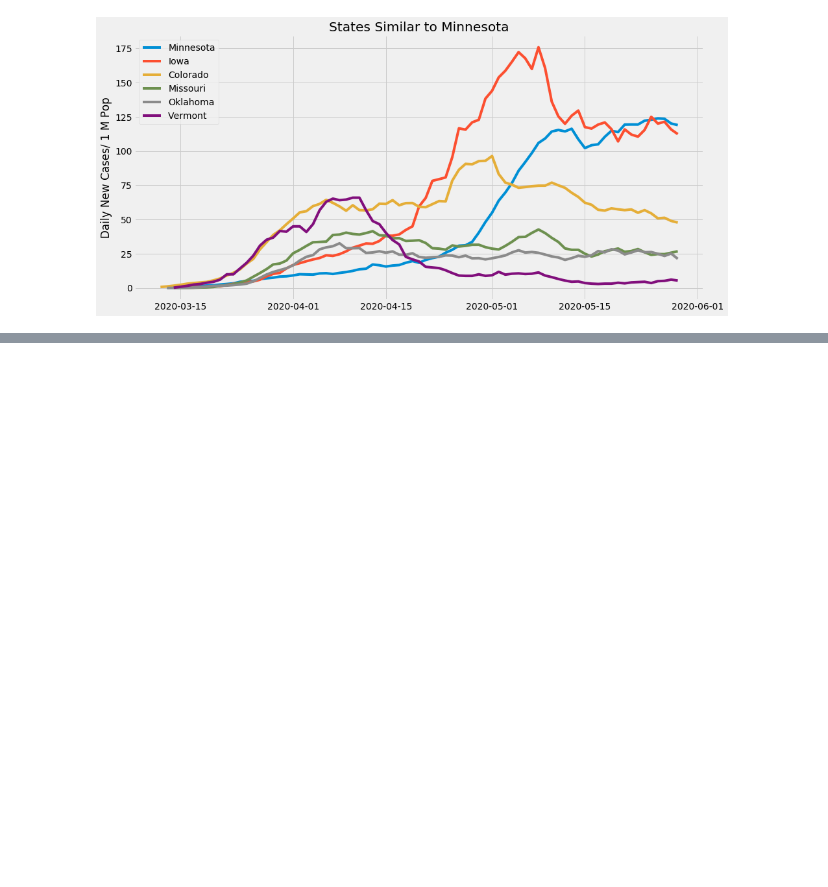
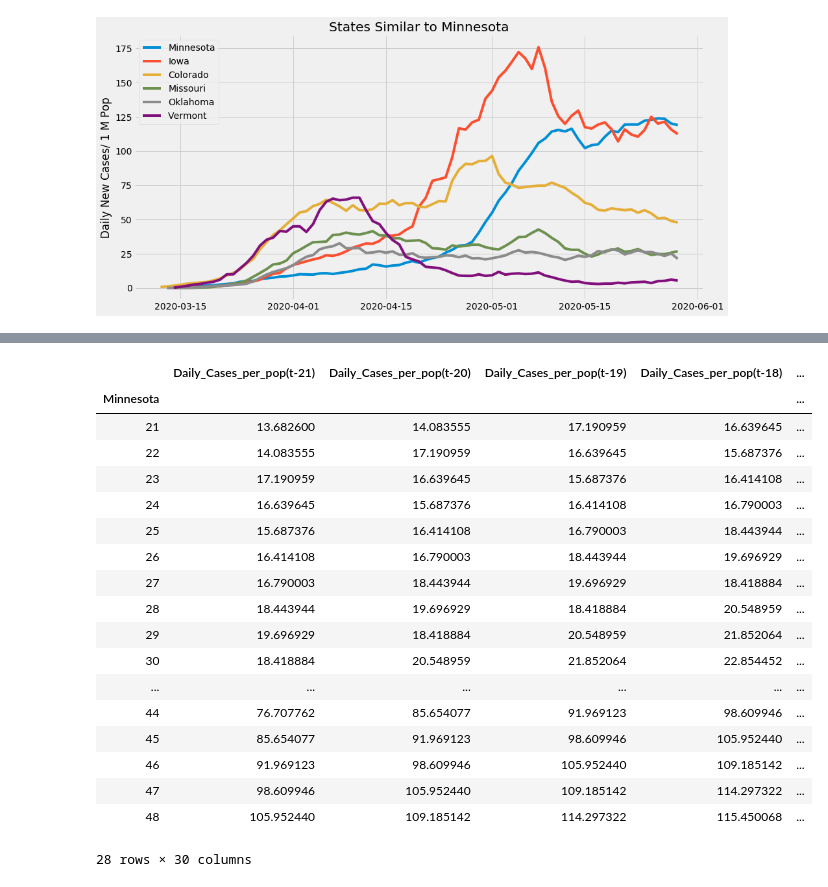
Before and after one commit to Jbudnick/Covid-19-Forecasting, a Jupyter notebook: notebooks/EDA_State_Comparison.ipynb, the cells around one changed output, grey strips where cells are left out. Saved outputs shown, nothing was run; the diff lists cells and outputs as text; code cells hidden in the pictures; blank space fills up the shorter version.

```diff
--- a/notebooks/EDA_State_Comparison.ipynb
+++ b/notebooks/EDA_State_Comparison.ipynb
@@ -763,0 +825,22 @@ fig.savefig('images/FullDataSetLikeMN')
+# %%
+Prediction_Insights.State_Analysis_X
+# %% [output]
+|  | Daily_Cases_per_pop(t-21) | Daily_Cases_per_pop(t-20) | Daily_Cases_per_pop(t-19) | Daily_Cases_per_pop(t-18) | ... |
+| Minnesota |  |  |  |  | ... |
+| 21 | 13.682600 | 14.083555 | 17.190959 | 16.639645 | ... |
+| 22 | 14.083555 | 17.190959 | 16.639645 | 15.687376 | ... |
+| 23 | 17.190959 | 16.639645 | 15.687376 | 16.414108 | ... |
+| 24 | 16.639645 | 15.687376 | 16.414108 | 16.790003 | ... |
+| 25 | 15.687376 | 16.414108 | 16.790003 | 18.443944 | ... |
+| 26 | 16.414108 | 16.790003 | 18.443944 | 19.696929 | ... |
+| 27 | 16.790003 | 18.443944 | 19.696929 | 18.418884 | ... |
+| 28 | 18.443944 | 19.696929 | 18.418884 | 20.548959 | ... |
+| 29 | 19.696929 | 18.418884 | 20.548959 | 21.852064 | ... |
+| 30 | 18.418884 | 20.548959 | 21.852064 | 22.854452 | ... |
+| ... | ... | ... | ... | ... | ... |
+| 44 | 76.707762 | 85.654077 | 91.969123 | 98.609946 | ... |
+| 45 | 85.654077 | 91.969123 | 98.609946 | 105.952440 | ... |
+| 46 | 91.969123 | 98.609946 | 105.952440 | 109.185142 | ... |
+| 47 | 98.609946 | 105.952440 | 109.185142 | 114.297322 | ... |
+| 48 | 105.952440 | 109.185142 | 114.297322 | 115.450068 | ... |
+28 rows × 30 columns
```
Also changed, not shown: parts of 10 cells of this notebook, 8 other files.
